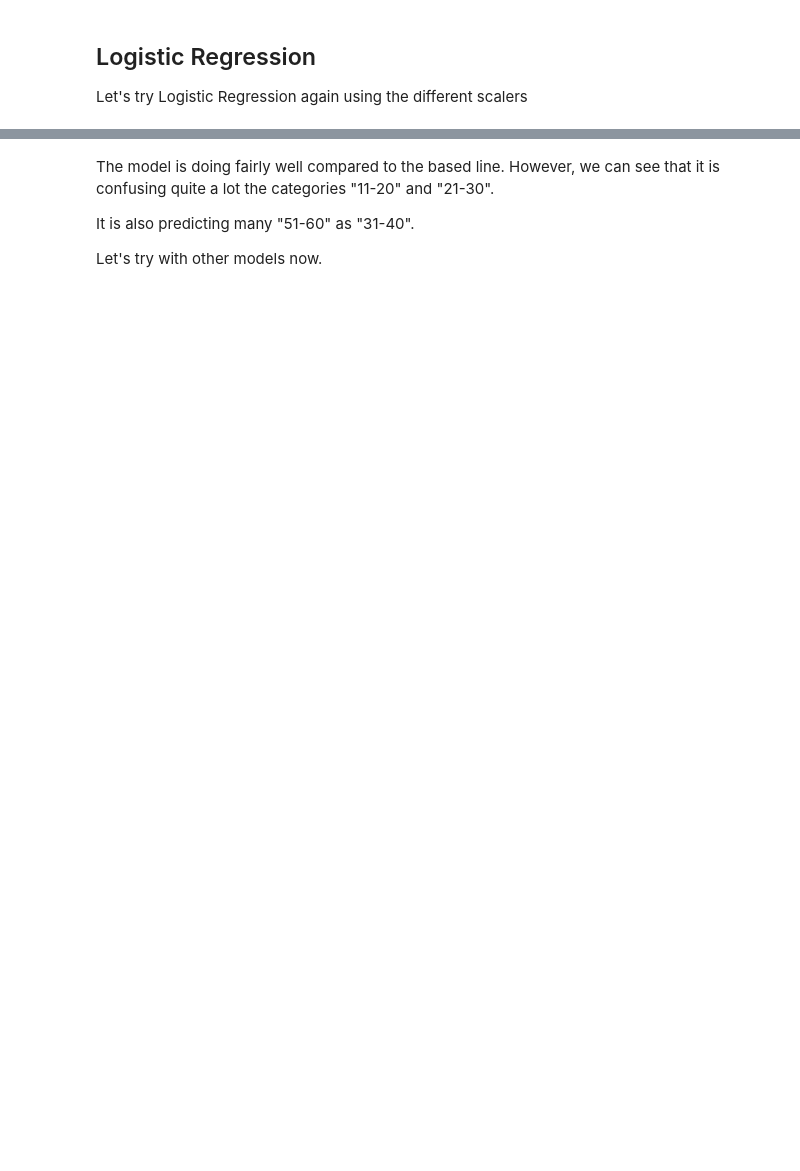
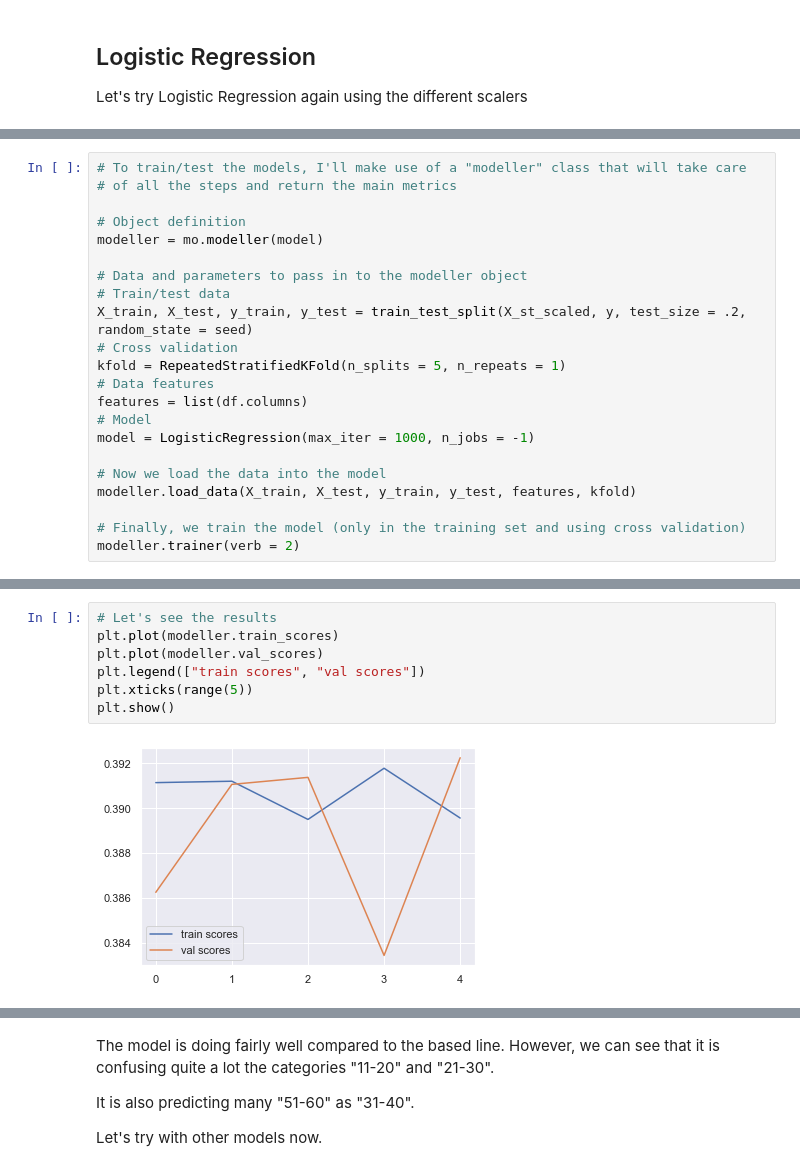
Before and after one commit to Jasc94/competitions, a Jupyter notebook: how_long_would_you_stay/2_workfile.ipynb, the cells around one changed output, grey strips where cells are left out. Drawn from its saved outputs; the diff is of its cells as text; blank space fills up the shorter version.

```diff
--- a/how_long_would_you_stay/2_workfile.ipynb
+++ b/how_long_would_you_stay/2_workfile.ipynb
@@ -143,0 +73,22 @@ Confusion matrix
+# %%
+# To train/test the models, I'll make use of a "modeller" class that will take care
+# of all the steps and return the main metrics
+
+# Object definition
+modeller = mo.modeller(model)
+
+# Data and parameters to pass in to the modeller object
+# Train/test data
+X_train, X_test, y_train, y_test = train_test_split(X_st_scaled, y, test_size = .2, random_state = seed)
+# Cross validation
+kfold = RepeatedStratifiedKFold(n_splits = 5, n_repeats = 1)
+# Data features
+features = list(df.columns)
+# Model
+model = LogisticRegression(max_iter = 1000, n_jobs = -1)
+
+# Now we load the data into the model
+modeller.load_data(X_train, X_test, y_train, y_test, features, kfold)
+
+# Finally, we train the model (only in the training set and using cross validation)
+modeller.trainer(verb = 2)
@@ -143,0 +113,9 @@ Confusion matrix
+# %%
+# Let's see the results
+plt.plot(modeller.train_scores)
+plt.plot(modeller.val_scores)
+plt.legend(["train scores", "val scores"])
+plt.xticks(range(5))
+plt.show()
+# %% [output]
+[figure, added]
```
Also changed, not shown: parts of 8 cells of this notebook, 3 other files.
